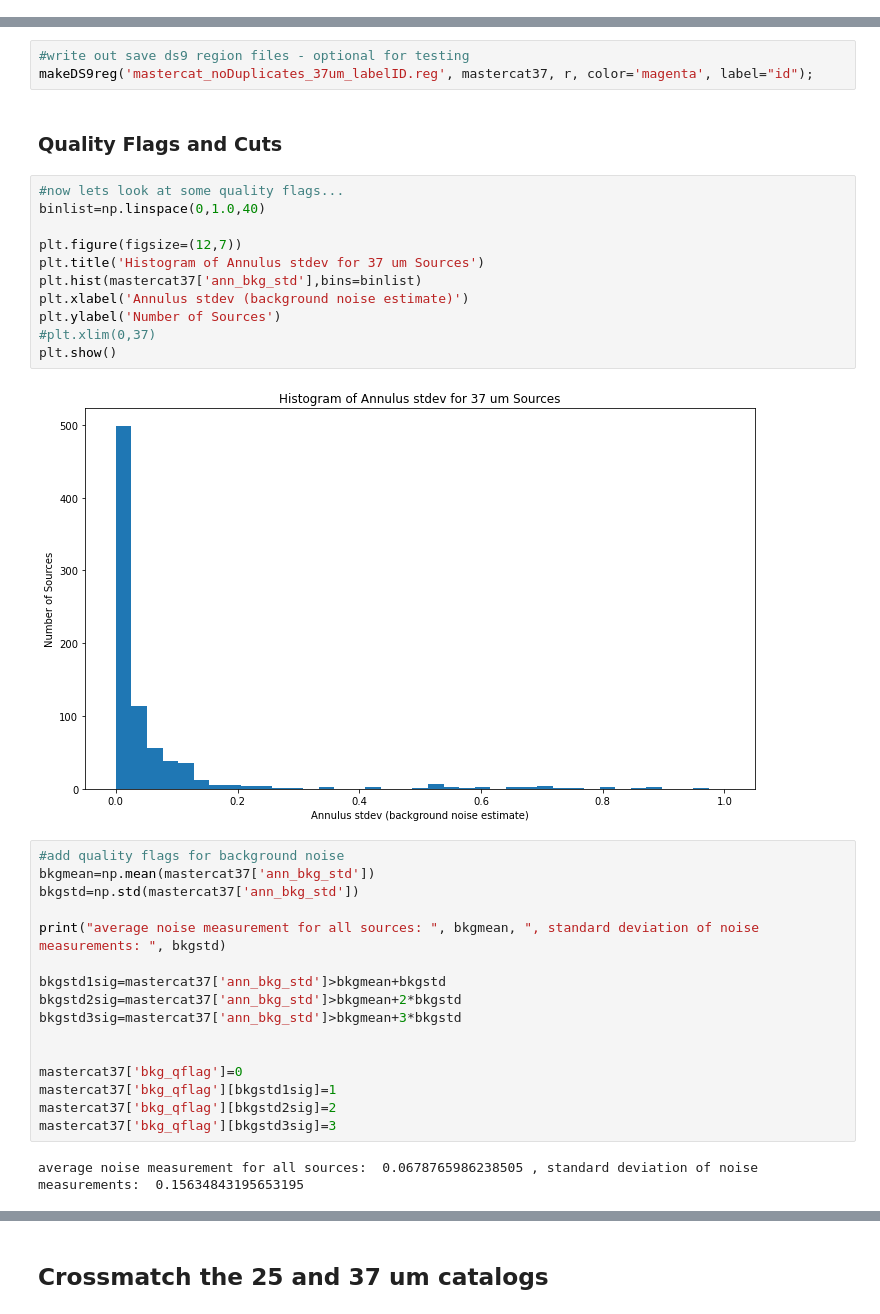
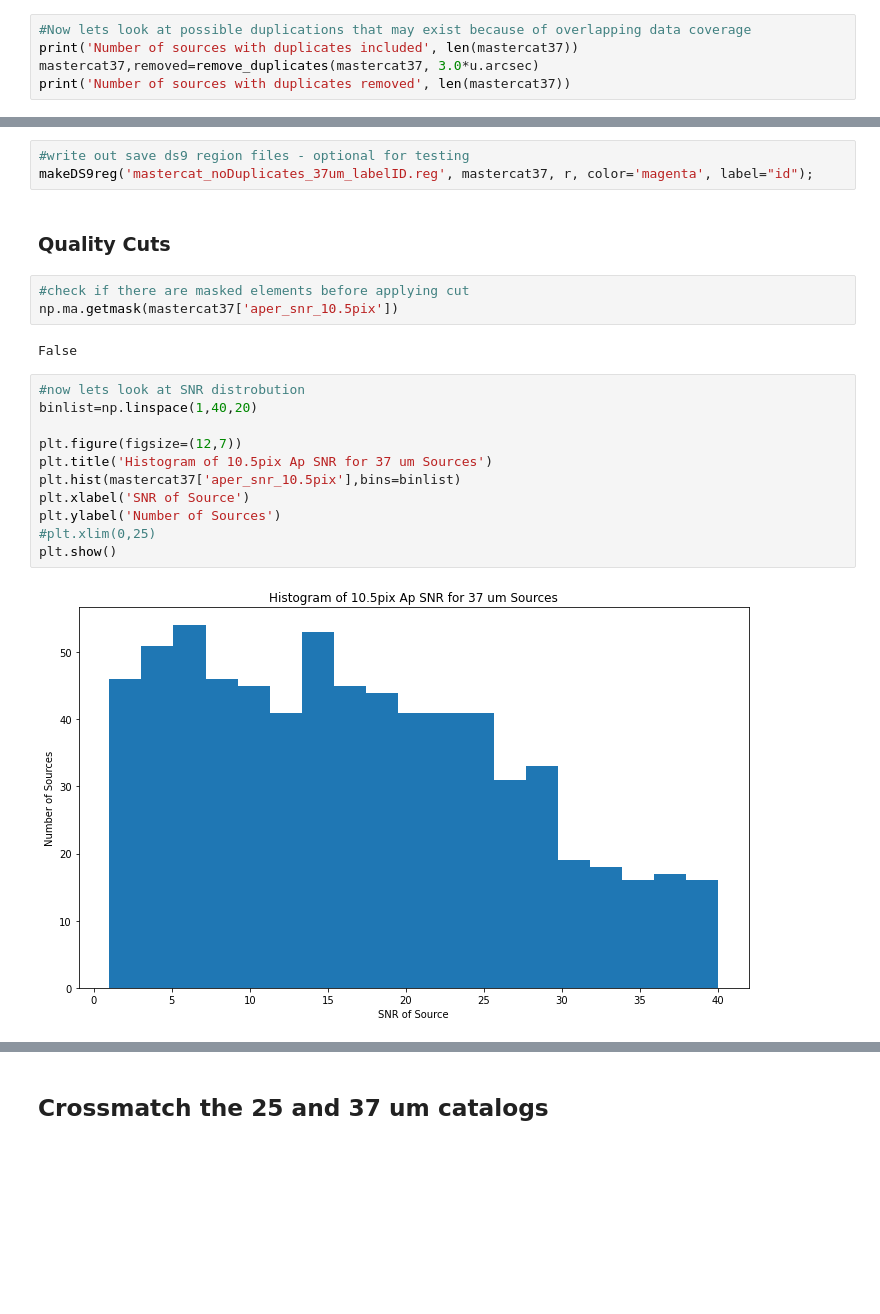
Before and after one commit to mjhankins/SFGCphotcode, a Jupyter notebook: SourceCatalog_CombineFields.ipynb, the cells around one changed output, grey strips where cells are left out. Cells and saved outputs as stored; diff of their text form; blank space fills up the shorter version.

```diff
--- a/SourceCatalog_CombineFields.ipynb
+++ b/SourceCatalog_CombineFields.ipynb
@@ -438,0 +434,5 @@ makeDS9reg('mastercatComb_37um_label5pixSNR.reg', mastercat37, r, color='cyan',
+# %%
+#Now lets look at possible duplications that may exist because of overlapping data coverage
+print('Number of sources with duplicates included', len(mastercat37))
+mastercat37,removed=remove_duplicates(mastercat37, 3.0*u.arcsec)
+print('Number of sources with duplicates removed', len(mastercat37))
@@ -470,35 +474,22 @@ Number of sources with duplicates removed 813
 #write out save ds9 region files - optional for testing
 makeDS9reg('mastercat_noDuplicates_37um_labelID.reg', mastercat37, r, color='magenta', label="id");
 # %% [markdown]
-### Quality Flags and Cuts
+### Quality Cuts
+# %%
+#check if there are masked elements before applying cut
+np.ma.getmask(mastercat37['aper_snr_10.5pix'])
+# %% [output]
+False
 # %%
-#now lets look at some quality flags...
-binlist=np.linspace(0,1.0,40)
+#now lets look at SNR distrobution
+binlist=np.linspace(1,40,20)
 
 plt.figure(figsize=(12,7))
-plt.title('Histogram of Annulus stdev for 37 um Sources')
-plt.hist(mastercat37['ann_bkg_std'],bins=binlist)
-plt.xlabel('Annulus stdev (background noise estimate)')
+plt.title('Histogram of 10.5pix Ap SNR for 37 um Sources')
+plt.hist(mastercat37['aper_snr_10.5pix'],bins=binlist)
+plt.xlabel('SNR of Source')
 plt.ylabel('Number of Sources')
-#plt.xlim(0,37)
+#plt.xlim(0,25)
 plt.show()
 # %% [output]
-[figure, old version]
+[figure, new version]
-# %%
-#add quality flags for background noise
-bkgmean=np.mean(mastercat37['ann_bkg_std'])
-bkgstd=np.std(mastercat37['ann_bkg_std'])
-
-print("average noise measurement for all sources: ", bkgmean, ", standard deviation of noise measurements: ", bkgstd)
-
-bkgstd1sig=mastercat37['ann_bkg_std']>bkgmean+bkgstd
-bkgstd2sig=mastercat37['ann_bkg_std']>bkgmean+2*bkgstd
-bkgstd3sig=mastercat37['ann_bkg_std']>bkgmean+3*bkgstd
-
-
-mastercat37['bkg_qflag']=0
-mastercat37['bkg_qflag'][bkgstd1sig]=1
-mastercat37['bkg_qflag'][bkgstd2sig]=2
-mastercat37['bkg_qflag'][bkgstd3sig]=3
-# %% [output]
-average noise measurement for all sources:  0.0678765986238505 , standard deviation of noise measurements:  0.15634843195653195
```
Also changed, not shown: parts of 187 cells of this notebook, 7 other files.
